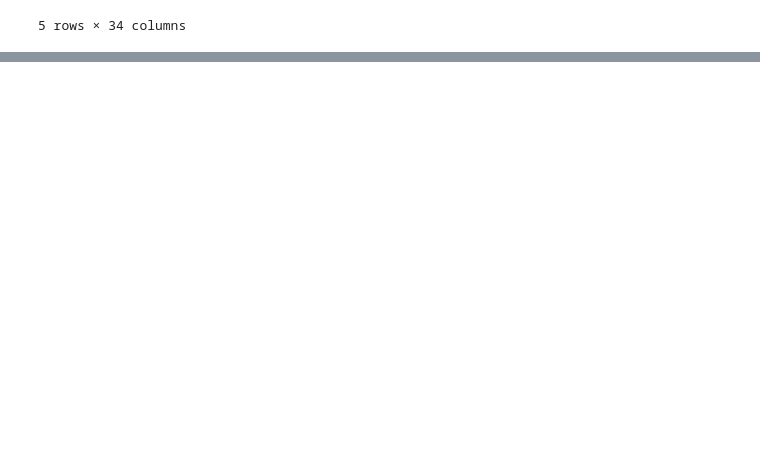
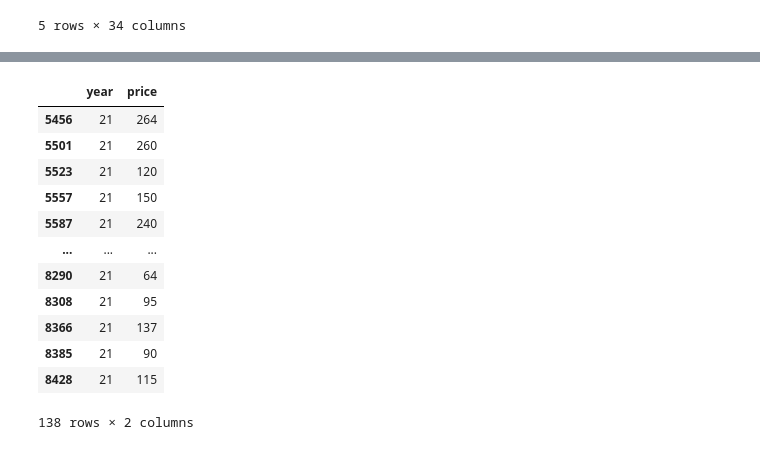
Before and after one commit to khadidja2023M/COM_728_Airbnb, a Jupyter notebook: Main.ipynb, the cells around one changed output, grey strips where cells are left out. Cells and saved outputs as stored; diff of their text form; code cells hidden in the pictures; blank space fills up the shorter version.

```diff
--- a/Main.ipynb
+++ b/Main.ipynb
@@ -183,4 +207,18 @@ year20
 # %%
-year21=new_data.loc[new_data.year ==21, ['year','price']]
+year21=data.loc[data.year =='21', ['year','price']]
 year21
+# %% [output]
+|  | year | price |
+| 5456 | 21 | 264 |
+| 5501 | 21 | 260 |
+| 5523 | 21 | 120 |
+| 5557 | 21 | 150 |
+| 5587 | 21 | 240 |
+| ... | ... | ... |
+| 8290 | 21 | 64 |
+| 8308 | 21 | 95 |
+| 8366 | 21 | 137 |
+| 8385 | 21 | 90 |
+| 8428 | 21 | 115 |
+138 rows × 2 columns
 # %%
```
Also changed, not shown: parts of 19 cells of this notebook, 1 other file.
